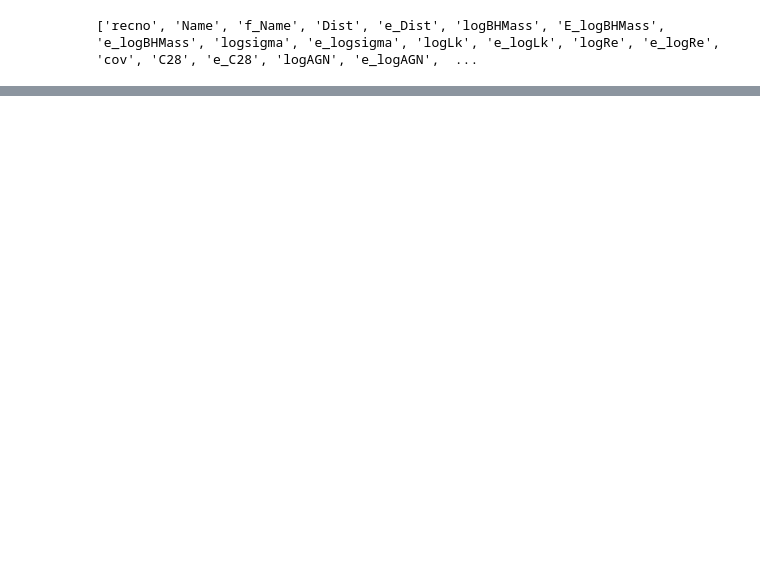
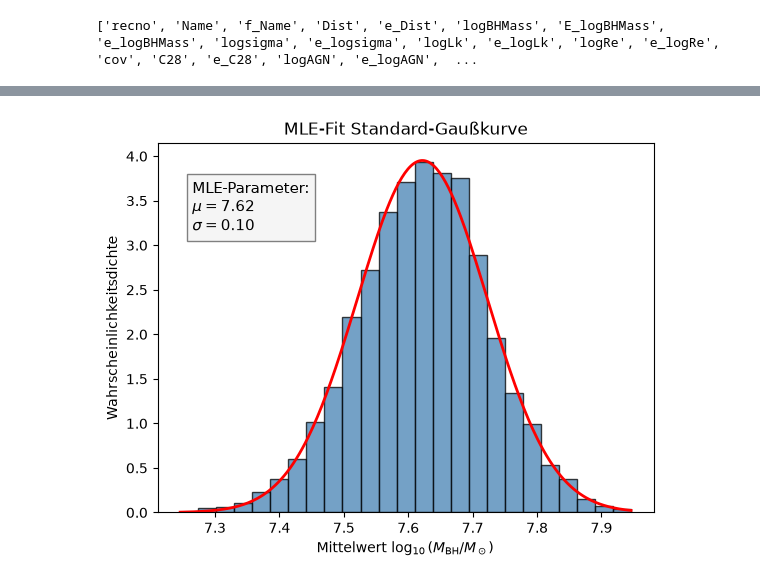
Before and after one commit to Hacker-RuRuRu/Astro_Statistik_Projekt, a Jupyter notebook: T_Inference.ipynb, the cells around one changed output, grey strips where cells are left out. Drawn from its saved outputs; the diff is of its cells as text; code cells hidden in the pictures; blank space fills up the shorter version.

```diff
--- a/T_Inference.ipynb
+++ b/T_Inference.ipynb
@@ -59,0 +63,20 @@ Mittelwert log(M_BH): 7.62 | 95%-Konfidenzintervall: [7.42, 7.81]
+# %%
+mü = np.mean(mbh_sims)          #numpys mean und std/standarddeviation sind in dem Fall identisch mit dem MLE Schätzer
+sigma = np.std(mbh_sims)
+
+x = np.linspace(mbh_sims.min(), mbh_sims.max(), 300) #"kontinuirliche" basis für die Gauß-Kurve
+gauss = (1 / (sigma * np.sqrt(2 * np.pi))) * np.exp(-0.5 * ((x - mü) / sigma) ** 2) #Standard Fromel für Gauß-Kurve
+
+
+plt.hist(mbh_sims, bins=25, color="steelblue", edgecolor="black", alpha=0.75, density=True)   #density=True normiert die Verteilung auf Fläche 1 (damit Gaußkurve darüber passt)
+plt.plot(x, gauss, color="red", linewidth=2)
+plt.xlabel(r"Mittelwert $\log_{10}(M_{\mathrm{BH}}/M_\odot)$")
+plt.ylabel("Wahrscheinlichkeitsdichte")
+plt.title("MLE-Fit Standard-Gaußkurve")
+
+text = f"MLE-Parameter:\n$\\mu = {mü:.2f}$\n$\\sigma = {sigma:.2f}$"
+plt.text(0.07, 0.9, text, transform=plt.gca().transAxes, fontsize=11, verticalalignment="top", bbox=dict(facecolor="whitesmoke", edgecolor="gray"))
+
+plt.show()
+# %% [output]
+[figure, added]
```
Also changed, not shown: parts of 2 cells of this notebook.
